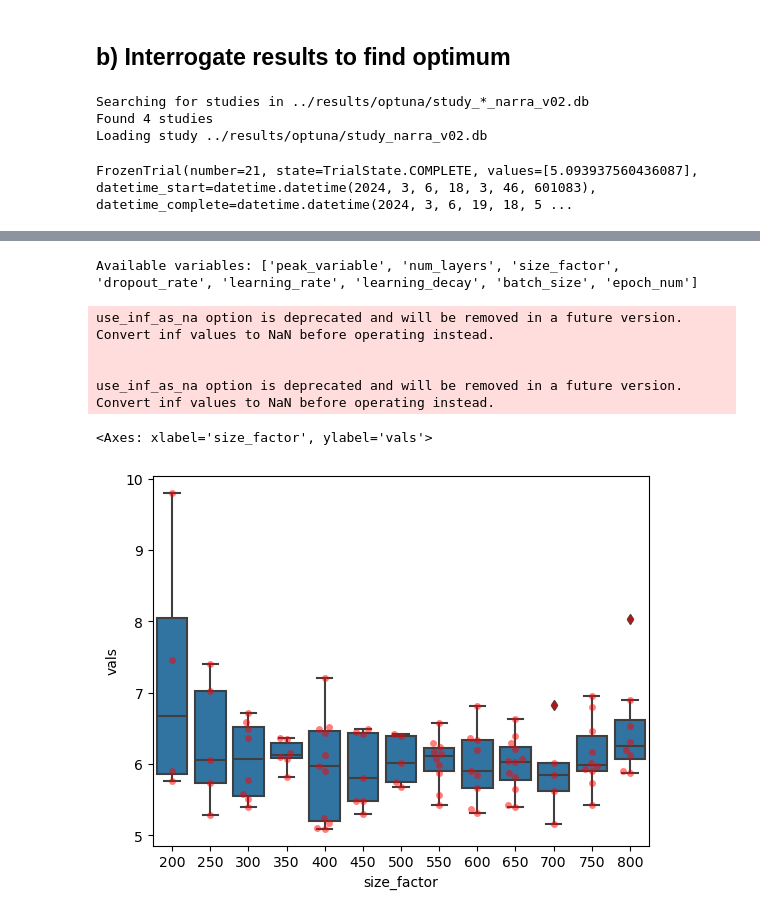
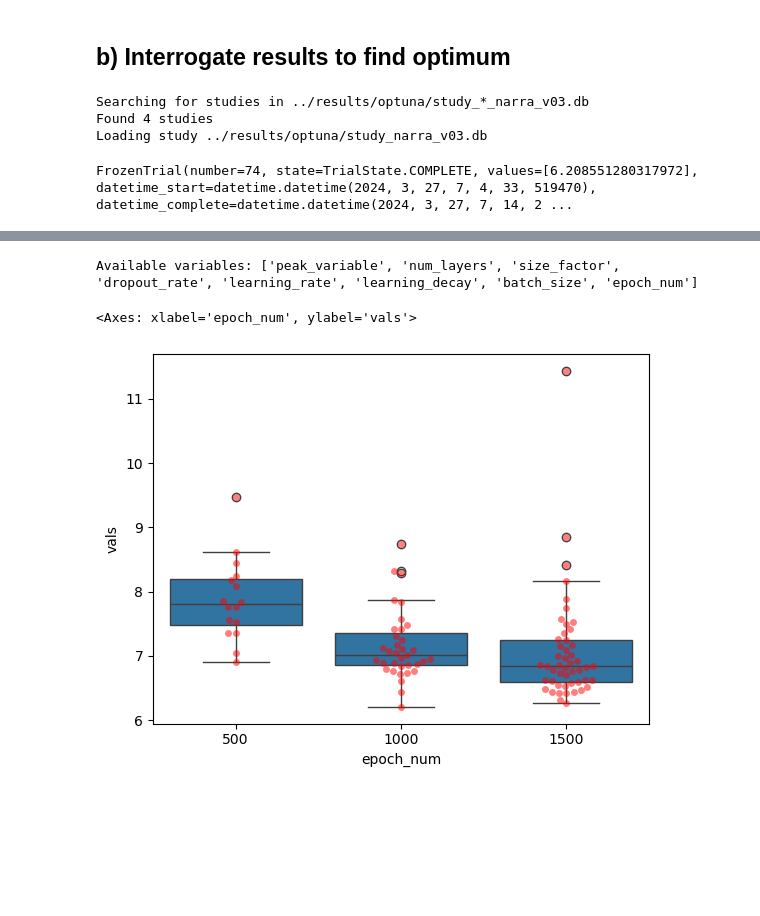
Before and after one commit to simmonsja/shorenarx, a Jupyter notebook: code/01a_Publication_Optuna_Analysis.ipynb, the cells around one changed output, grey strips where cells are left out. Drawn from its saved outputs; the diff is of its cells as text; code cells hidden in the pictures; blank space fills up the shorter version.

```diff
--- a/code/01a_Publication_Optuna_Analysis.ipynb
+++ b/code/01a_Publication_Optuna_Analysis.ipynb
@@ -22,7 +22,7 @@ This is done using the `01a_Optuna_Run_Script.py` script.
 trainingSettings = {
     'baseDir': '..',
     'site': 'narra',
-    'version': 2,
+    'version': 3,
     'outputDir': os.path.join('..','results','optuna')
 }
 # %% [markdown]
@@ -64,14 +64,14 @@ study = optuna.load_study(
     storage=sqliteStr.format(outFile)
 )
 # %% [output]
-Searching for studies in ../results/optuna/study_*_narra_v02.db
+Searching for studies in ../results/optuna/study_*_narra_v03.db
 Found 4 studies
-Loading study ../results/optuna/study_narra_v02.db
+Loading study ../results/optuna/study_narra_v03.db
 # %%
 for _ in study_summary:
     print(_.best_trial)
 # %% [output]
-FrozenTrial(number=21, state=TrialState.COMPLETE, values=[5.093937560436087], datetime_start=datetime.datetime(2024, 3, 6, 18, 3, 46, 601083), datetime_complete=datetime.datetime(2024, 3, 6, 19, 18, 5 ...
+FrozenTrial(number=74, state=TrialState.COMPLETE, values=[6.208551280317972], datetime_start=datetime.datetime(2024, 3, 27, 7, 4, 33, 519470), datetime_complete=datetime.datetime(2024, 3, 27, 7, 14, 2 ...
 # %%
 fig = optuna.visualization.plot_param_importances(study)
 fig.show()
@@ -86,20 +86,18 @@ fig.show()
 # %%
 # quick check of a variable
 available_vars = list(study.trials[0].params.keys())
 print('Available variables:',available_vars)
 
-this_var = 'size_factor'
+this_var = 'epoch_num'
 vals = [_.values[0] for _ in study.trials]
 params = [_.params[this_var] for _ in study.trials]
 
 df = pd.DataFrame({'vals':vals,this_var:params})
 sns.boxplot(x=this_var,y='vals',data=df,color='C0')
 sns.swarmplot(x=this_var,y='vals',data=df,color='r',alpha=0.5)
+
+# sns.scatterplot(x=this_var,y='vals',data=df,color='C0')
 # %% [output]
 Available variables: ['peak_variable', 'num_layers', 'size_factor', 'dropout_rate', 'learning_rate', 'learning_decay', 'batch_size', 'epoch_num']
-use_inf_as_na option is deprecated and will be removed in a future version. Convert inf values to NaN before operating instead.
-
-
-use_inf_as_na option is deprecated and will be removed in a future version. Convert inf values to NaN before operating instead.
+<Axes: xlabel='epoch_num', ylabel='vals'>
-<Axes: xlabel='size_factor', ylabel='vals'>
-[figure, old version]
+[figure, new version]
```
Also changed, not shown: 4 other files.
